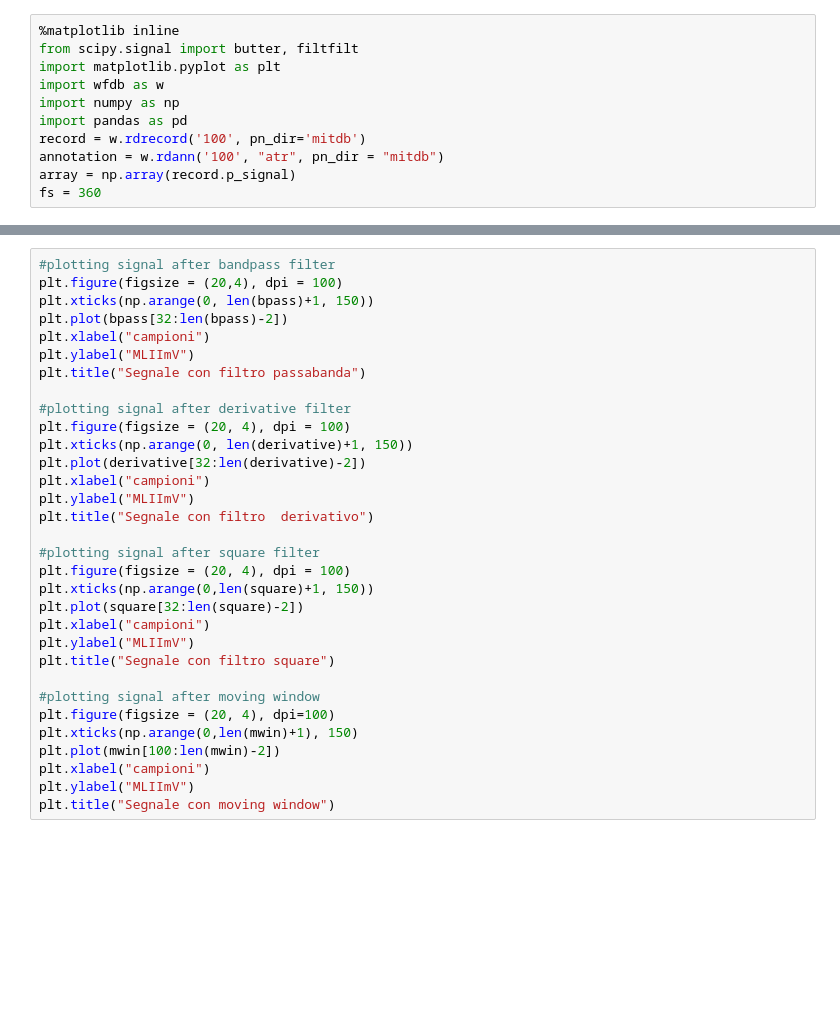
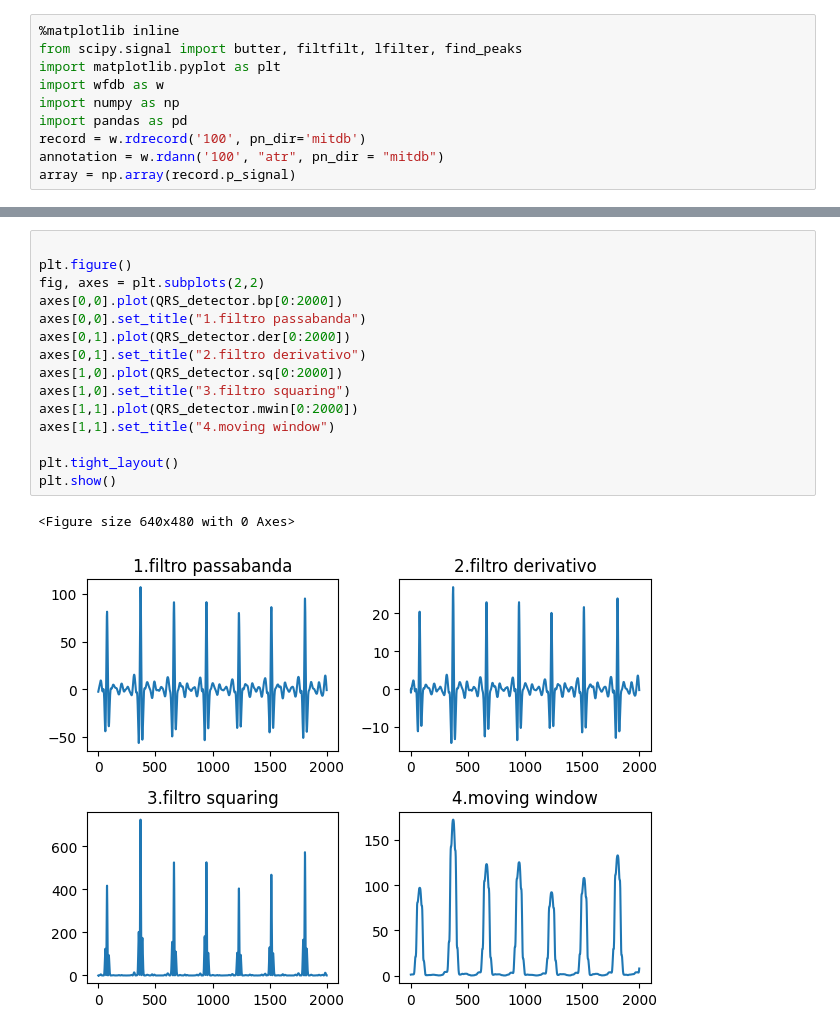
Before and after one commit to AndreaVeneziani/ecg-pan-tompkins, a Jupyter notebook: src/ECG_CODE.ipynb, the cells around one changed output, grey strips where cells are left out. Cells and saved outputs as stored; diff of their text form; blank space fills up the shorter version.

```diff
--- a/src/ECG_CODE.ipynb
+++ b/src/ECG_CODE.ipynb
@@ -1,6 +1,6 @@
 # %%
 %matplotlib inline
-from scipy.signal import butter, filtfilt
+from scipy.signal import butter, filtfilt, lfilter, find_peaks
 import matplotlib.pyplot as plt
 import wfdb as w
 import numpy as np
@@ -8,6 +8,5 @@ import pandas as pd
 record = w.rdrecord('100', pn_dir='mitdb')
 annotation = w.rdann('100', "atr", pn_dir = "mitdb")
 array = np.array(record.p_signal)
-fs = 360
 # %%
 #filtering the signal
@@ -67,34 +51,20 @@ ecg_array = np.array([list(range(len(record.adc()))), record.adc()[:,0]]).T
 ecg = pd.DataFrame(ecg_array, columns= ['timestamp', 'ecg_values'])
 output_signal = QRS_detector.solve(ecg)
 # %%
-#plotting signal after bandpass filter
-plt.figure(figsize = (20,4), dpi = 100)
-plt.xticks(np.arange(0, len(bpass)+1, 150))
-plt.plot(bpass[32:len(bpass)-2])
-plt.xlabel("campioni")
-plt.ylabel("MLIImV")
-plt.title("Segnale con filtro passabanda")
 
-#plotting signal after derivative filter
-plt.figure(figsize = (20, 4), dpi = 100)
-plt.xticks(np.arange(0, len(derivative)+1, 150))
-plt.plot(derivative[32:len(derivative)-2])
-plt.xlabel("campioni")
-plt.ylabel("MLIImV")
-plt.title("Segnale con filtro  derivativo")
+plt.figure()
+fig, axes = plt.subplots(2,2)
+axes[0,0].plot(QRS_detector.bp[0:2000])
+axes[0,0].set_title("1.filtro passabanda")
+axes[0,1].plot(QRS_detector.der[0:2000])
+axes[0,1].set_title("2.filtro derivativo")
+axes[1,0].plot(QRS_detector.sq[0:2000])
+axes[1,0].set_title("3.filtro squaring")
+axes[1,1].plot(QRS_detector.mwin[0:2000])
+axes[1,1].set_title("4.moving window")
 
-#plotting signal after square filter
-plt.figure(figsize = (20, 4), dpi = 100)
-plt.xticks(np.arange(0,len(square)+1, 150))
-plt.plot(square[32:len(square)-2])
-plt.xlabel("campioni")
-plt.ylabel("MLIImV")
-plt.title("Segnale con filtro square")
-
-#plotting signal after moving window
-plt.figure(figsize = (20, 4), dpi=100)
-plt.xticks(np.arange(0,len(mwin)+1), 150)
-plt.plot(mwin[100:len(mwin)-2])
-plt.xlabel("campioni")
-plt.ylabel("MLIImV")
-plt.title("Segnale con moving window")
+plt.tight_layout()
+plt.show()
+# %% [output]
+<Figure size 640x480 with 0 Axes>
+[figure, added]
```
Also changed, not shown: parts of 3 cells of this notebook.
